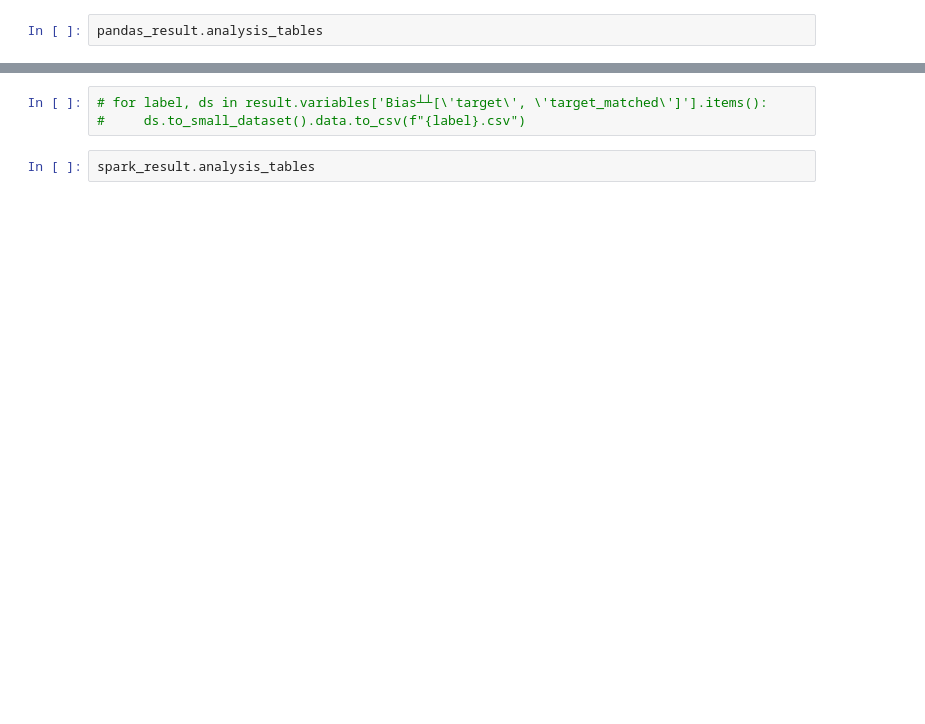
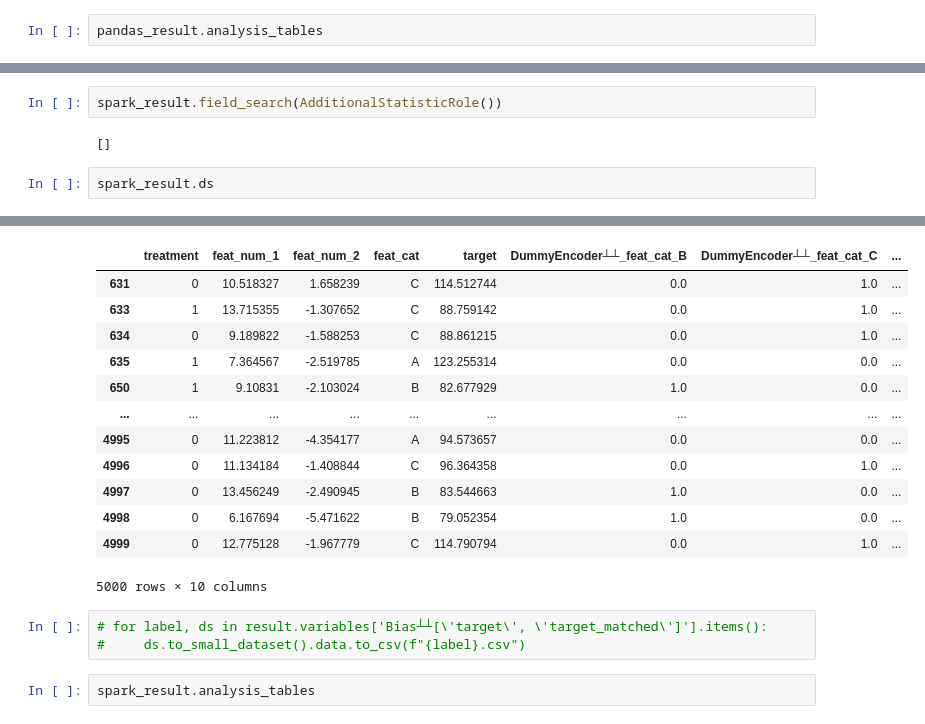
Before and after one commit to sb-ai-lab/HypEx, a Jupyter notebook: perfomance_mathcing.ipynb, the cells around one changed output, grey strips where cells are left out. Saved outputs shown, nothing was run; the diff lists cells and outputs as text; blank space fills up the shorter version.

```diff
--- a/perfomance_mathcing.ipynb
+++ b/perfomance_mathcing.ipynb
@@ -445,0 +424,7 @@ executor.key = MatchingAnalyzer┴┴; dt = 0.0027c
+# %%
+spark_result.field_search(AdditionalStatisticRole())
+# %% [output]
+[]
+# %%
+spark_result.ds
+# %% [output]
@@ -446,3 +448,16 @@ executor.key = MatchingAnalyzer┴┴; dt = 0.0027c
+|  | treatment | feat_num_1 | feat_num_2 | feat_cat | target | DummyEncoder┴┴_feat_cat_B | DummyEncoder┴┴_feat_cat_C | ... |
+| 631 | 0 | 10.518327 | 1.658239 | C | 114.512744 | 0.0 | 1.0 | ... |
+| 633 | 1 | 13.715355 | -1.307652 | C | 88.759142 | 0.0 | 1.0 | ... |
+| 634 | 0 | 9.189822 | -1.588253 | C | 88.861215 | 0.0 | 1.0 | ... |
+| 635 | 1 | 7.364567 | -2.519785 | A | 123.255314 | 0.0 | 0.0 | ... |
+| 650 | 1 | 9.10831 | -2.103024 | B | 82.677929 | 1.0 | 0.0 | ... |
+| ... | ... | ... | ... | ... | ... | ... | ... | ... |
+| 4995 | 0 | 11.223812 | -4.354177 | A | 94.573657 | 0.0 | 0.0 | ... |
+| 4996 | 0 | 11.134184 | -1.408844 | C | 96.364358 | 0.0 | 1.0 | ... |
+| 4997 | 0 | 13.456249 | -2.490945 | B | 83.544663 | 1.0 | 0.0 | ... |
+| 4998 | 0 | 6.167694 | -5.471622 | B | 79.052354 | 1.0 | 0.0 | ... |
+| 4999 | 0 | 12.775128 | -1.967779 | C | 114.790794 | 0.0 | 1.0 | ... |
+5000 rows × 10 columns
 # %%
 # for label, ds in result.variables['Bias┴┴[\'target\', \'target_matched\']'].items():
 #     ds.to_small_dataset().data.to_csv(f"{label}.csv")
```
Also changed, not shown: parts of 11 cells of this notebook, 2 other files.
